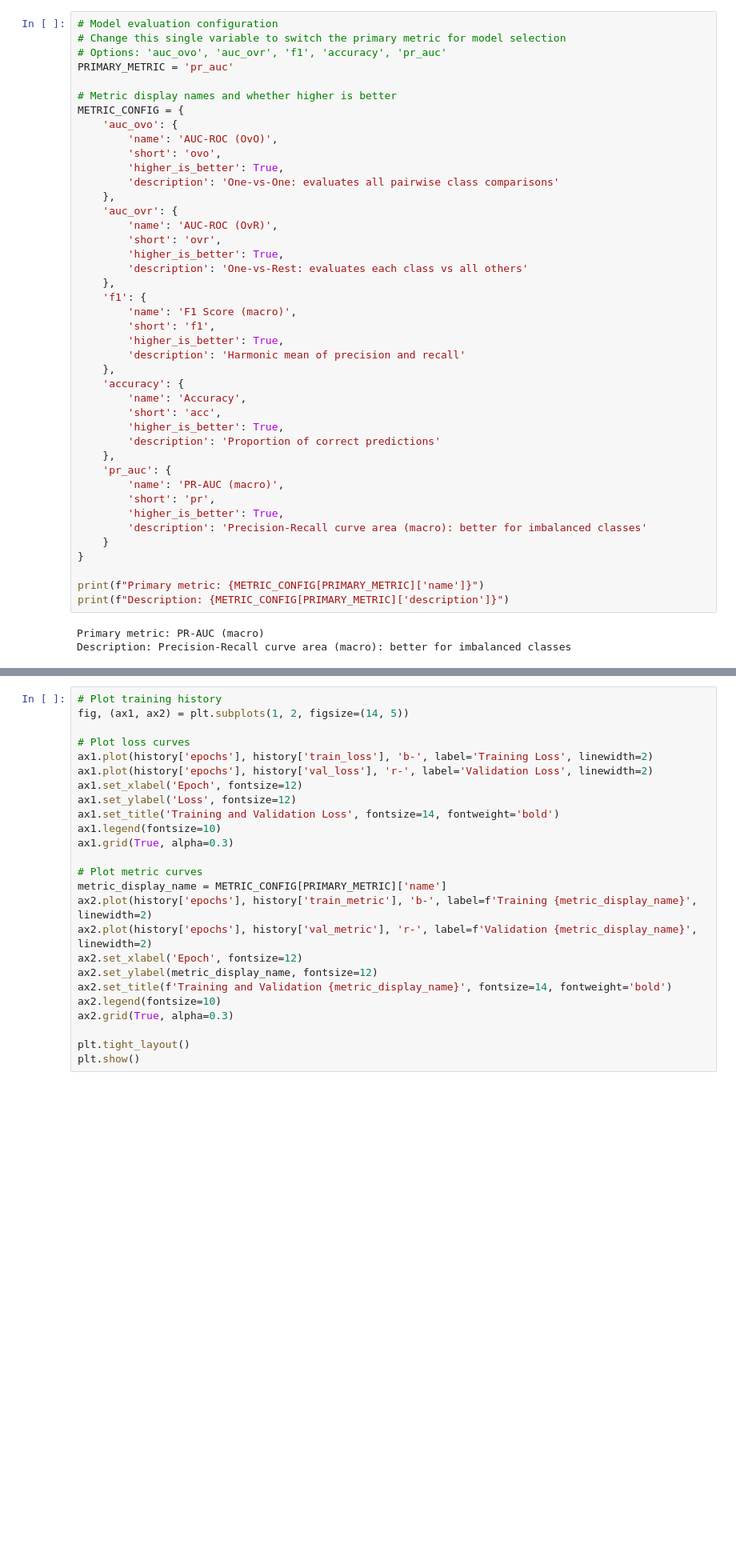
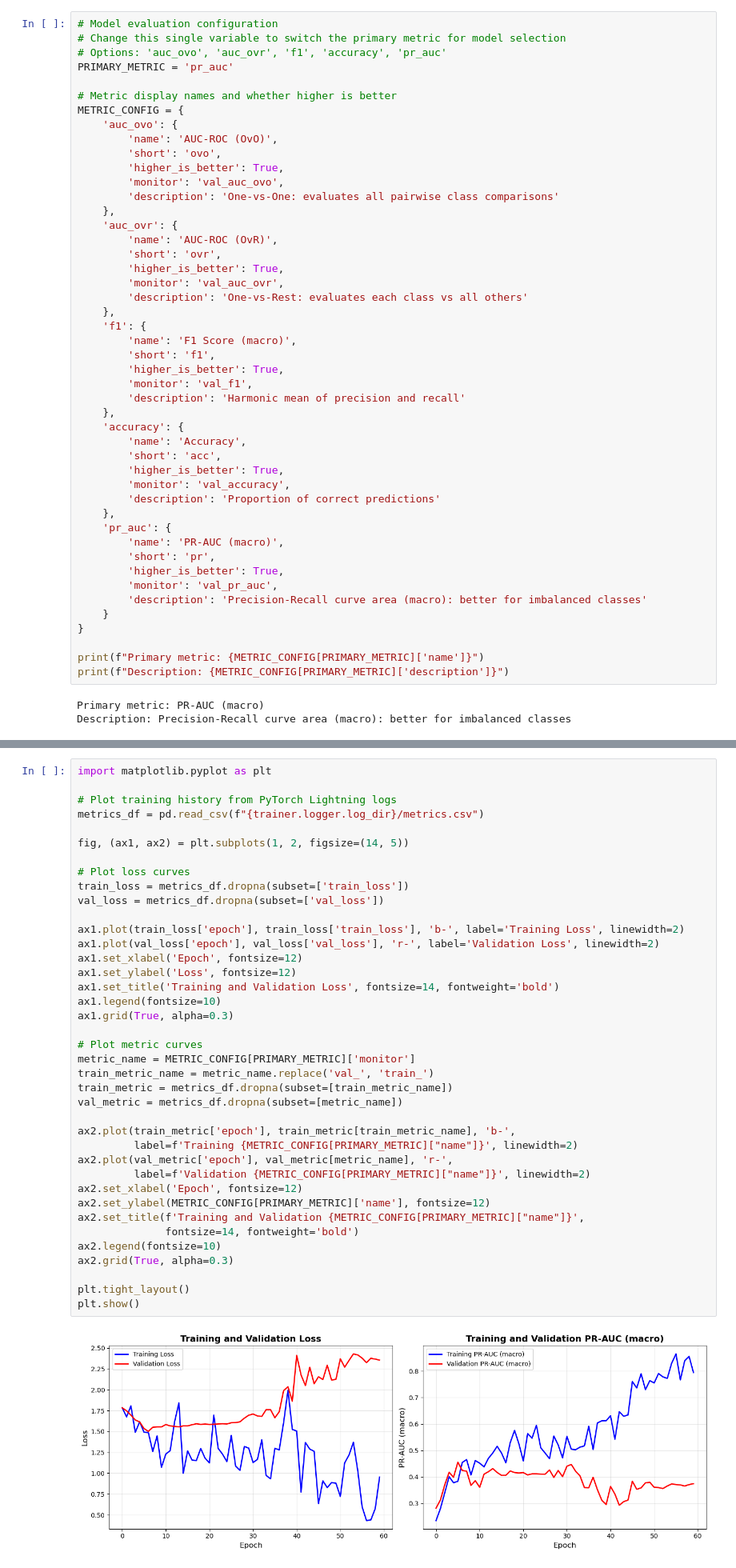
Before and after one commit to matesze41/vitmma19-pw, a Jupyter notebook: notebook/05-exp.ipynb, the cells around one changed output, grey strips where cells are left out. Shown: that part at 80% size. Saved outputs shown, nothing was run; the diff lists cells and outputs as text; blank space fills up the shorter version.

```diff
--- a/notebook/05-exp.ipynb
+++ b/notebook/05-exp.ipynb
@@ -57,30 +54,35 @@ METRIC_CONFIG = {
         'name': 'AUC-ROC (OvO)',
         'short': 'ovo',
         'higher_is_better': True,
+        'monitor': 'val_auc_ovo',
         'description': 'One-vs-One: evaluates all pairwise class comparisons'
     },
     'auc_ovr': {
         'name': 'AUC-ROC (OvR)',
         'short': 'ovr',
         'higher_is_better': True,
+        'monitor': 'val_auc_ovr',
         'description': 'One-vs-Rest: evaluates each class vs all others'
     },
     'f1': {
         'name': 'F1 Score (macro)',
         'short': 'f1',
         'higher_is_better': True,
+        'monitor': 'val_f1',
         'description': 'Harmonic mean of precision and recall'
     },
     'accuracy': {
         'name': 'Accuracy',
         'short': 'acc',
         'higher_is_better': True,
+        'monitor': 'val_accuracy',
         'description': 'Proportion of correct predictions'
     },
     'pr_auc': {
         'name': 'PR-AUC (macro)',
         'short': 'pr',
         'higher_is_better': True,
+        'monitor': 'val_pr_auc',
         'description': 'Precision-Recall curve area (macro): better for imbalanced classes'
     }
 }
@@ -452,26 +472,42 @@ Best checkpoint saved at: /work/data/export/checkpoints/best_model_epoch06_pr0.4
 # %%
-# Plot training history
+import matplotlib.pyplot as plt
+
+# Plot training history from PyTorch Lightning logs
+metrics_df = pd.read_csv(f"{trainer.logger.log_dir}/metrics.csv")
+
 fig, (ax1, ax2) = plt.subplots(1, 2, figsize=(14, 5))
 
 # Plot loss curves
-ax1.plot(history['epochs'], history['train_loss'], 'b-', label='Training Loss', linewidth=2)
-ax1.plot(history['epochs'], history['val_loss'], 'r-', label='Validation Loss', linewidth=2)
+train_loss = metrics_df.dropna(subset=['train_loss'])
+val_loss = metrics_df.dropna(subset=['val_loss'])
+
+ax1.plot(train_loss['epoch'], train_loss['train_loss'], 'b-', label='Training Loss', linewidth=2)
+ax1.plot(val_loss['epoch'], val_loss['val_loss'], 'r-', label='Validation Loss', linewidth=2)
 ax1.set_xlabel('Epoch', fontsize=12)
 ax1.set_ylabel('Loss', fontsize=12)
 ax1.set_title('Training and Validation Loss', fontsize=14, fontweight='bold')
 ax1.legend(fontsize=10)
 ax1.grid(True, alpha=0.3)
 
 # Plot metric curves
-metric_display_name = METRIC_CONFIG[PRIMARY_METRIC]['name']
-ax2.plot(history['epochs'], history['train_metric'], 'b-', label=f'Training {metric_display_name}', linewidth=2)
-ax2.plot(history['epochs'], history['val_metric'], 'r-', label=f'Validation {metric_display_name}', linewidth=2)
+metric_name = METRIC_CONFIG[PRIMARY_METRIC]['monitor']
+train_metric_name = metric_name.replace('val_', 'train_')
+train_metric = metrics_df.dropna(subset=[train_metric_name])
+val_metric = metrics_df.dropna(subset=[metric_name])
+
+ax2.plot(train_metric['epoch'], train_metric[train_metric_name], 'b-',
+         label=f'Training {METRIC_CONFIG[PRIMARY_METRIC]["name"]}', linewidth=2)
+ax2.plot(val_metric['epoch'], val_metric[metric_name], 'r-',
+         label=f'Validation {METRIC_CONFIG[PRIMARY_METRIC]["name"]}', linewidth=2)
 ax2.set_xlabel('Epoch', fontsize=12)
-ax2.set_ylabel(metric_display_name, fontsize=12)
-ax2.set_title(f'Training and Validation {metric_display_name}', fontsize=14, fontweight='bold')
+ax2.set_ylabel(METRIC_CONFIG[PRIMARY_METRIC]['name'], fontsize=12)
+ax2.set_title(f'Training and Validation {METRIC_CONFIG[PRIMARY_METRIC]["name"]}',
+              fontsize=14, fontweight='bold')
 ax2.legend(fontsize=10)
 ax2.grid(True, alpha=0.3)
 
 plt.tight_layout()
 plt.show()
+# %% [output]
+[figure, added]
 # %%
```
Also changed, not shown: parts of 10 cells of this notebook, 5 other files.
